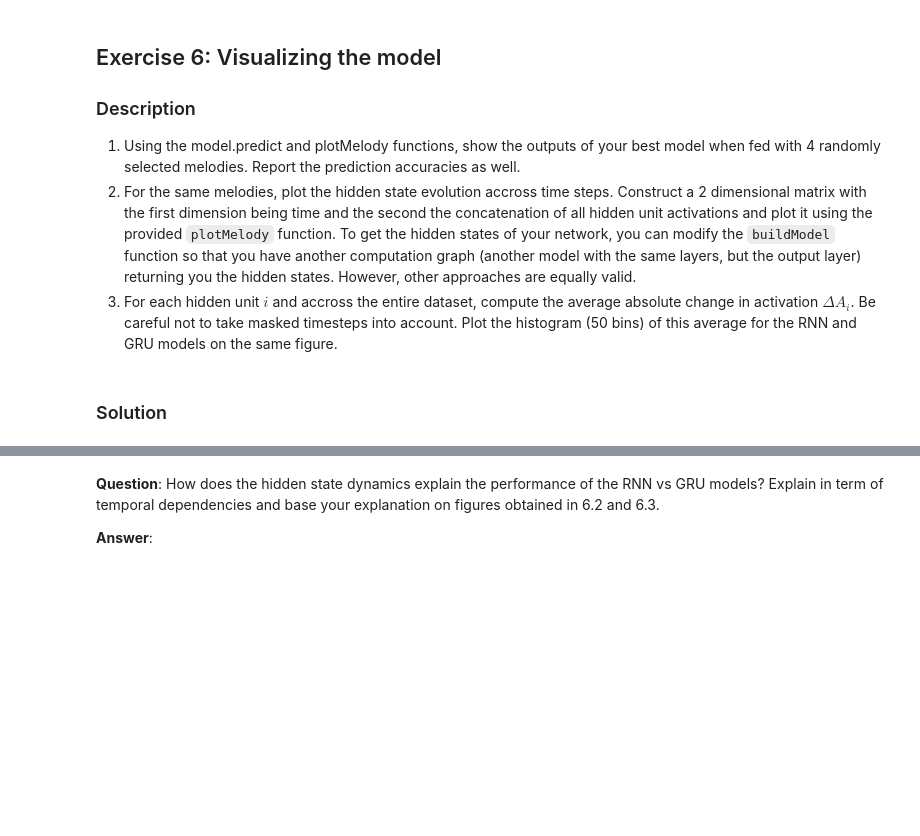
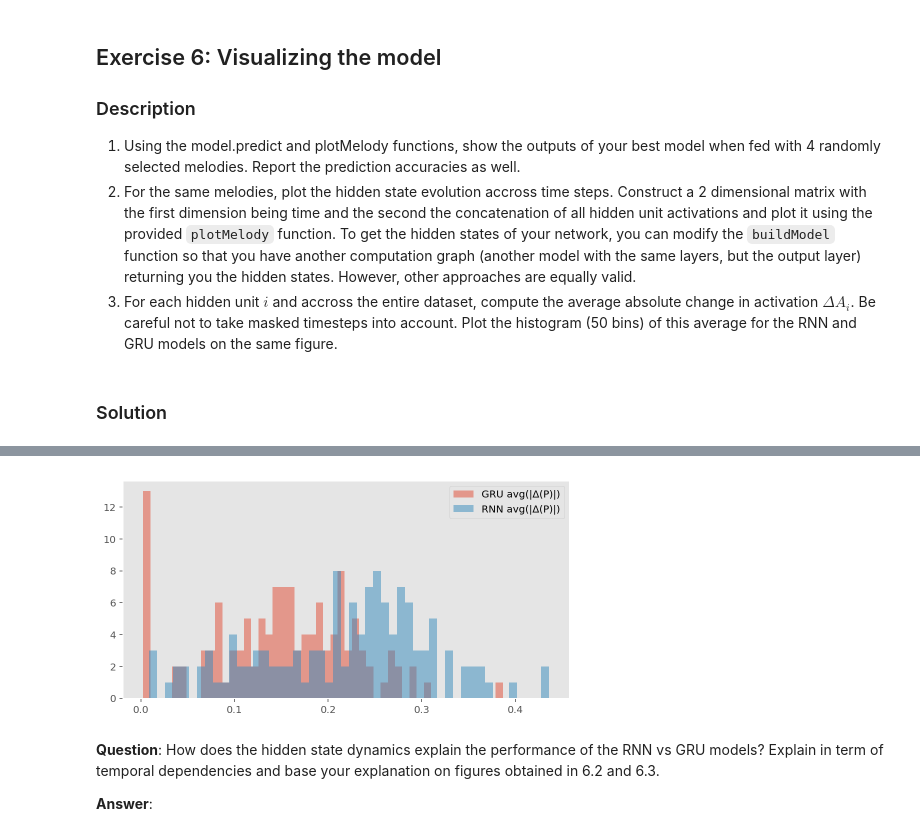
Before and after one commit to lggoch/ANN, a Jupyter notebook: miniproject2/lucas_miniproject2.ipynb, the cells around one changed output, grey strips where cells are left out. Saved outputs shown, nothing was run; the diff lists cells and outputs as text; code cells hidden in the pictures; blank space fills up the shorter version.

```diff
--- a/miniproject2/lucas_miniproject2.ipynb
+++ b/miniproject2/lucas_miniproject2.ipynb
@@ -836,3 +830,10 @@ writeMIDI(np.argmax(one_hot_pred_p,axis=1),np.argmax(one_hot_pred_t,axis = 1),{"
+# %%
+plt.hist(gru_avg_abs_P,bins = 50,alpha = 0.5, label="GRU avg(|Δ(P)|)")
+plt.hist(rnn_avg_abs_P,bins = 50, alpha = 0.5, label="RNN avg(|Δ(P)|)")
+plt.legend(loc = "upper right")
+plt.show()
+# %% [output]
+[figure, added]
 # %% [markdown]
 **Question**: How does the hidden state dynamics explain the performance of the RNN vs GRU models? Explain in term of temporal dependencies and base your explanation on figures obtained in 6.2 and 6.3.
 
```
Also changed, not shown: parts of 37 cells of this notebook.
